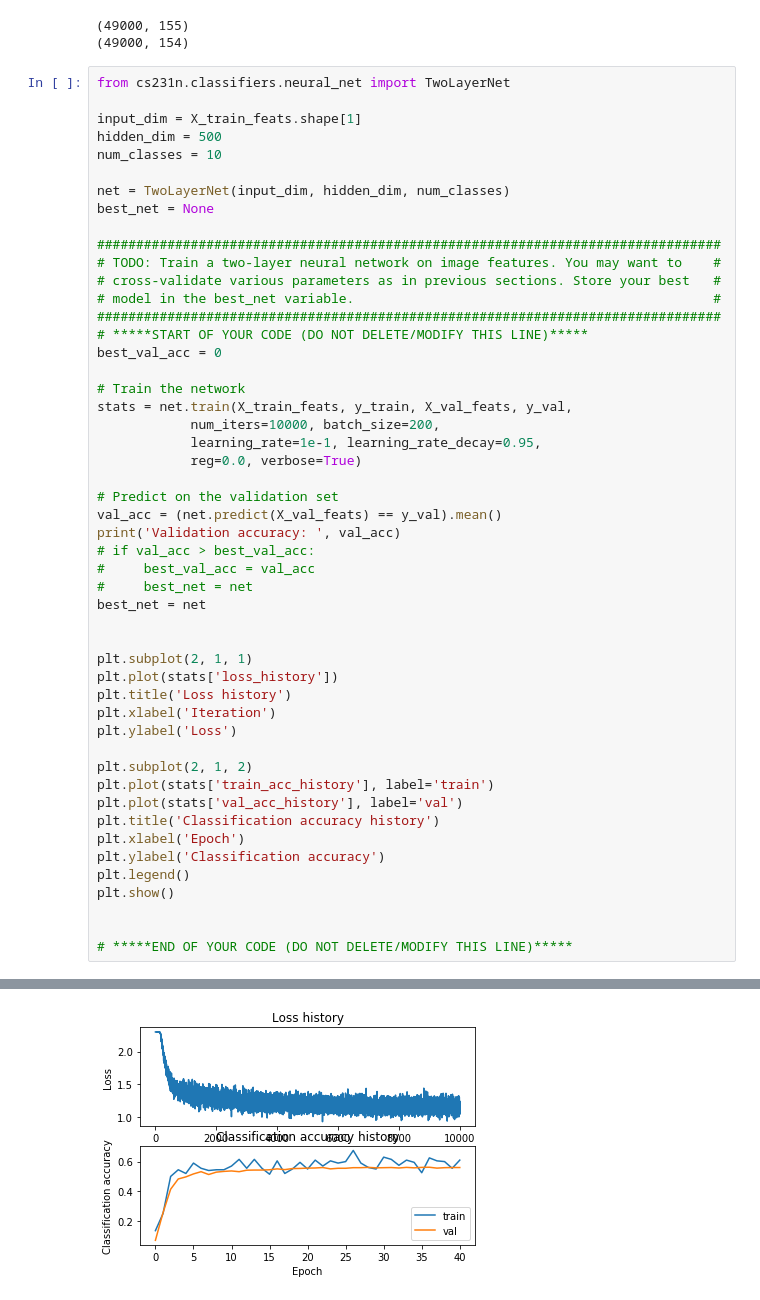
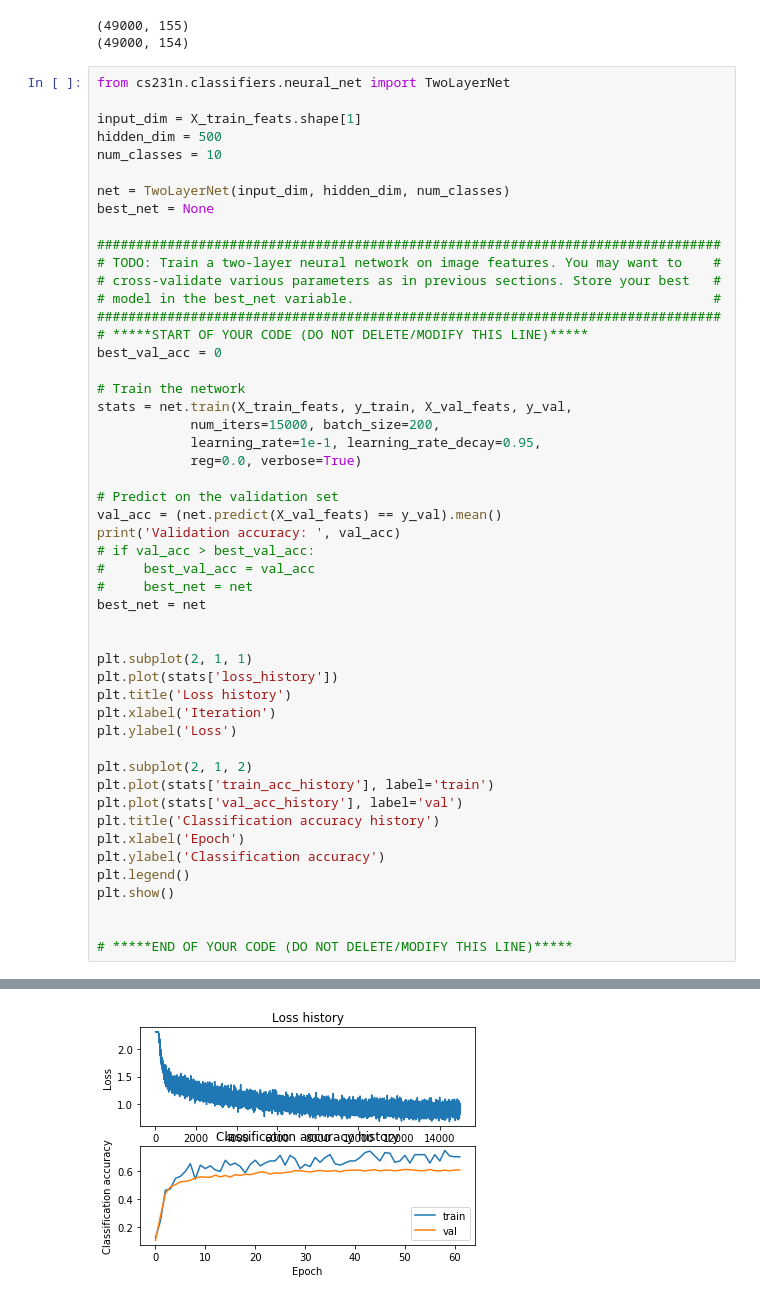
Before and after one commit to junmo1215/practice, a Jupyter notebook: cs231n/assignment1/features.ipynb, the cells around one changed output, grey strips where cells are left out. Saved outputs shown, nothing was run; the diff lists cells and outputs as text.

```diff
--- a/cs231n/assignment1/features.ipynb
+++ b/cs231n/assignment1/features.ipynb
@@ -249,7 +249,7 @@ best_val_acc = 0
 
 # Train the network
 stats = net.train(X_train_feats, y_train, X_val_feats, y_val,
-            num_iters=10000, batch_size=200,
+            num_iters=15000, batch_size=200,
             learning_rate=1e-1, learning_rate_decay=0.95,
             reg=0.0, verbose=True)
 
@@ -300,4 +300,4 @@ Validation accuracy:  0.562
-[figure, old version]
+[figure, new version]
 # %%
 # Run your best neural net classifier on the test set. You should be able
 # to get more than 55% accuracy.
```
Also changed, not shown: parts of 2 cells of this notebook, 4 other files.
